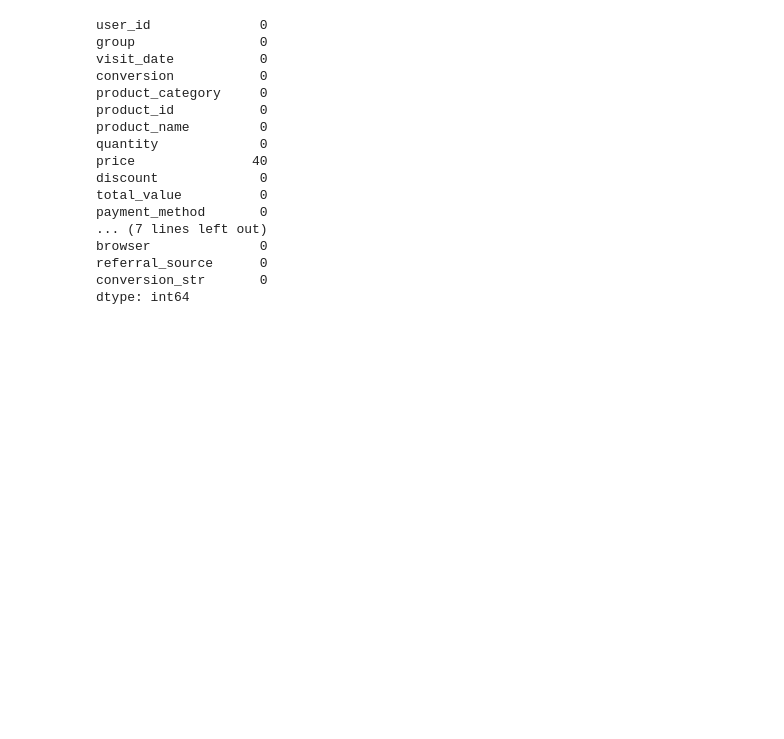
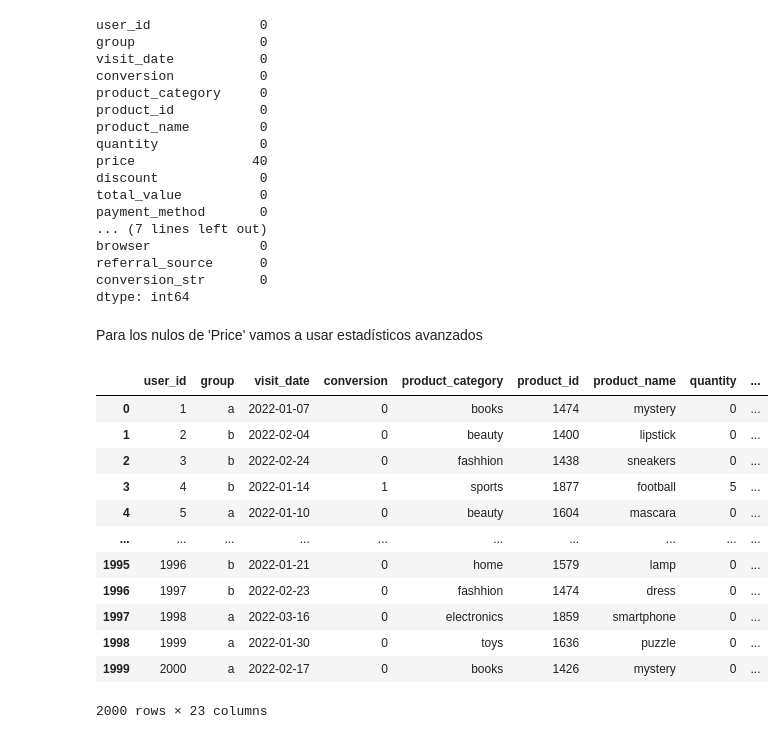
Before and after one commit to Krystiian5/amazon_abtesting, a Jupyter notebook: notebooks/04.nulos.ipynb, the cells around one changed output. Cells and saved outputs as stored; diff of their text form; code cells hidden in the pictures; blank space fills up the shorter version.

```diff
--- a/notebooks/04.nulos.ipynb
+++ b/notebooks/04.nulos.ipynb
@@ -318,3 +321,13 @@ browser              0
 referral_source      0
 conversion_str       0
 dtype: int64
+# %% [markdown]
+Para los nulos de 'Price' vamos a usar estadísticos avanzados
+# %%
+def imputar_iterative(dataframe, lista_columas):
+    iter_imputer = IterativeImputer(max_iter=50,
+                                random_state=42)
+    data_imputed = iter_imputer.fit_transform(dataframe[lista_columas])
+    new_col = [col + "_iterative" for col in lista_columas]
+    dataframe[new_col] = data_imputed
+    return dataframe
@@ -320,0 +341,17 @@ dtype: int64
+# %%
+df_filled_simple = imputar_iterative(df_filled_simple, ['price'])
+df_filled_simple
+# %% [output]
+|  | user_id | group | visit_date | conversion | product_category | product_id | product_name | quantity | ... |
+| 0 | 1 | a | 2022-01-07 | 0 | books | 1474 | mystery | 0 | ... |
+| 1 | 2 | b | 2022-02-04 | 0 | beauty | 1400 | lipstick | 0 | ... |
+| 2 | 3 | b | 2022-02-24 | 0 | fashhion | 1438 | sneakers | 0 | ... |
+| 3 | 4 | b | 2022-01-14 | 1 | sports | 1877 | football | 5 | ... |
+| 4 | 5 | a | 2022-01-10 | 0 | beauty | 1604 | mascara | 0 | ... |
+| ... | ... | ... | ... | ... | ... | ... | ... | ... | ... |
+| 1995 | 1996 | b | 2022-01-21 | 0 | home | 1579 | lamp | 0 | ... |
+| 1996 | 1997 | b | 2022-02-23 | 0 | fashhion | 1474 | dress | 0 | ... |
+| 1997 | 1998 | a | 2022-03-16 | 0 | electronics | 1859 | smartphone | 0 | ... |
+| 1998 | 1999 | a | 2022-01-30 | 0 | toys | 1636 | puzzle | 0 | ... |
+| 1999 | 2000 | a | 2022-02-17 | 0 | books | 1426 | mystery | 0 | ... |
+2000 rows × 23 columns
```
Also changed, not shown: parts of 10 cells of this notebook, 1 other file.
